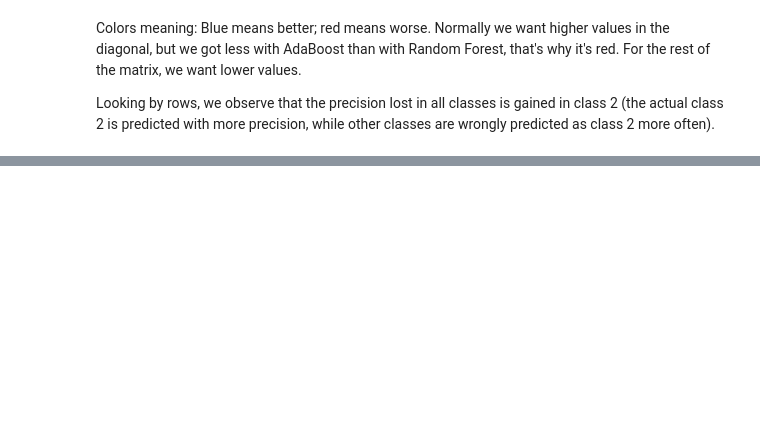
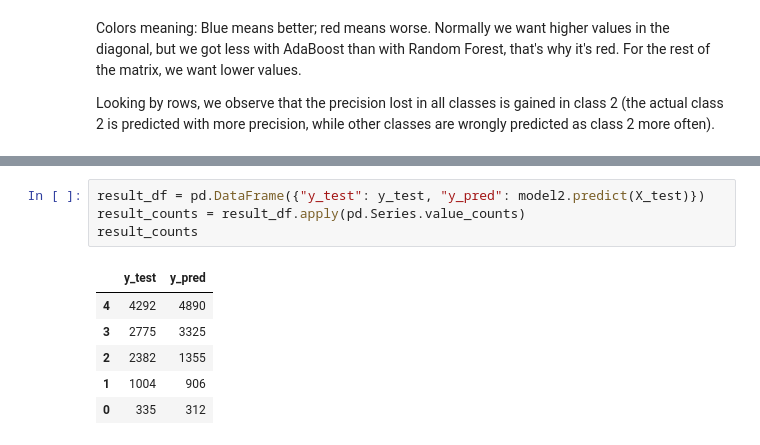
Before and after one commit to Pikurrot/ml-project-uab, a Jupyter notebook: analysis_ab.ipynb, the cells around one changed output, grey strips where cells are left out. Drawn from its saved outputs; the diff is of its cells as text; blank space fills up the shorter version.

```diff
--- a/analysis_ab.ipynb
+++ b/analysis_ab.ipynb
@@ -154,0 +186,11 @@ result_counts
+# %%
+result_df = pd.DataFrame({"y_test": y_test, "y_pred": model2.predict(X_test)})
+result_counts = result_df.apply(pd.Series.value_counts)
+result_counts
+# %% [output]
+|  | y_test | y_pred |
+| 4 | 4292 | 4890 |
+| 3 | 2775 | 3325 |
+| 2 | 2382 | 1355 |
+| 1 | 1004 | 906 |
+| 0 | 335 | 312 |
```
Also changed, not shown: parts of 13 cells of this notebook.
